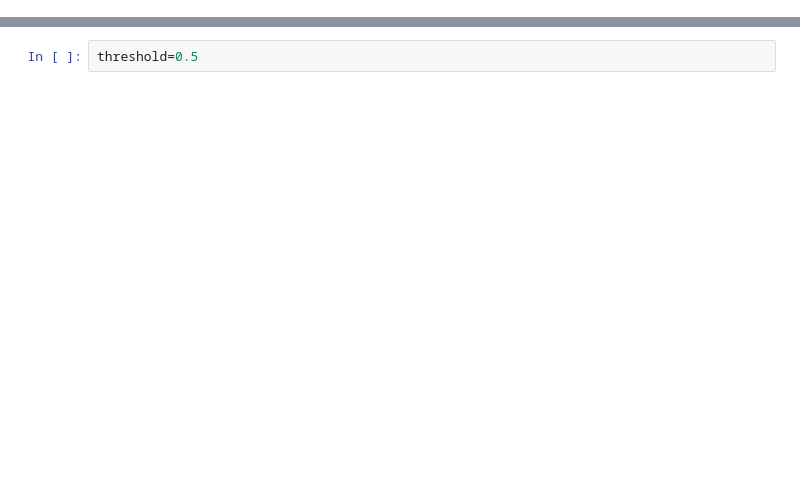
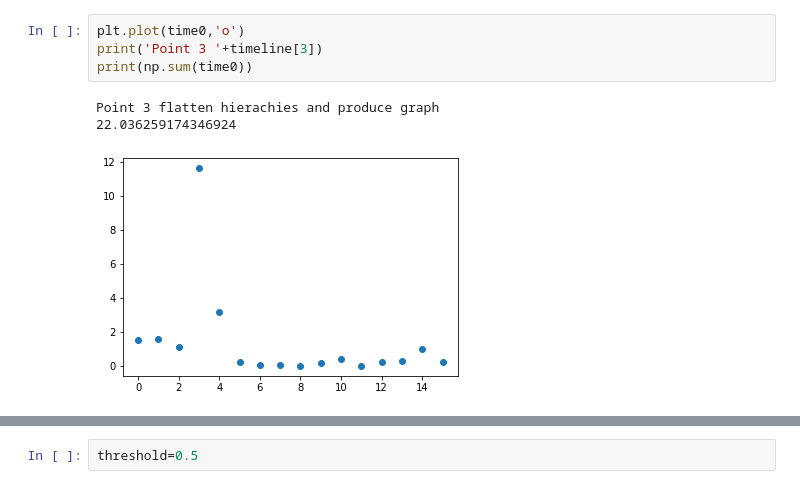
Before and after one commit to kernke/Mytest, a Jupyter notebook: image_analysis.ipynb, the cells around one changed output, grey strips where cells are left out. Drawn from its saved outputs; the diff is of its cells as text; blank space fills up the shorter version.

```diff
--- a/image_analysis.ipynb
+++ b/image_analysis.ipynb
@@ -34,0 +863,8 @@ np.shape(gray)
+# %%
+plt.plot(time0,'o')
+print('Point 3 '+timeline[3])
+print(np.sum(time0))
+# %% [output]
+Point 3 flatten hierachies and produce graph
+22.036259174346924
+[figure, added]
```
Also changed, not shown: parts of 113 cells of this notebook.
